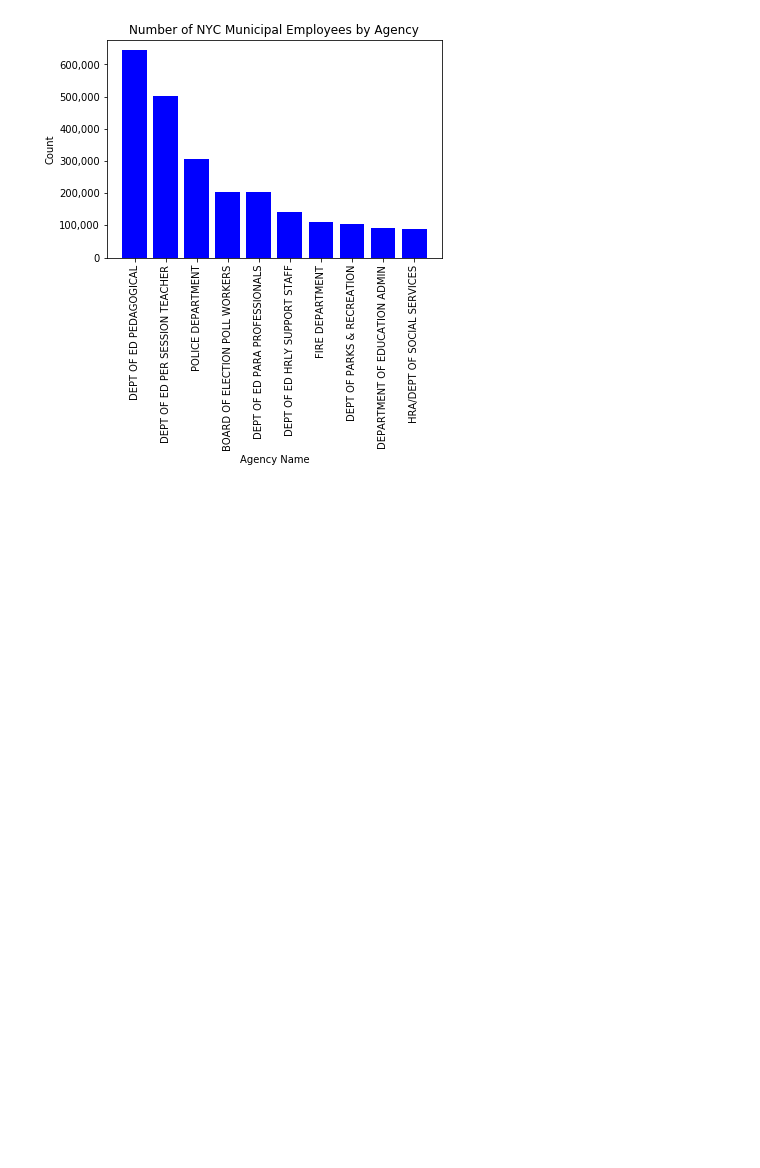
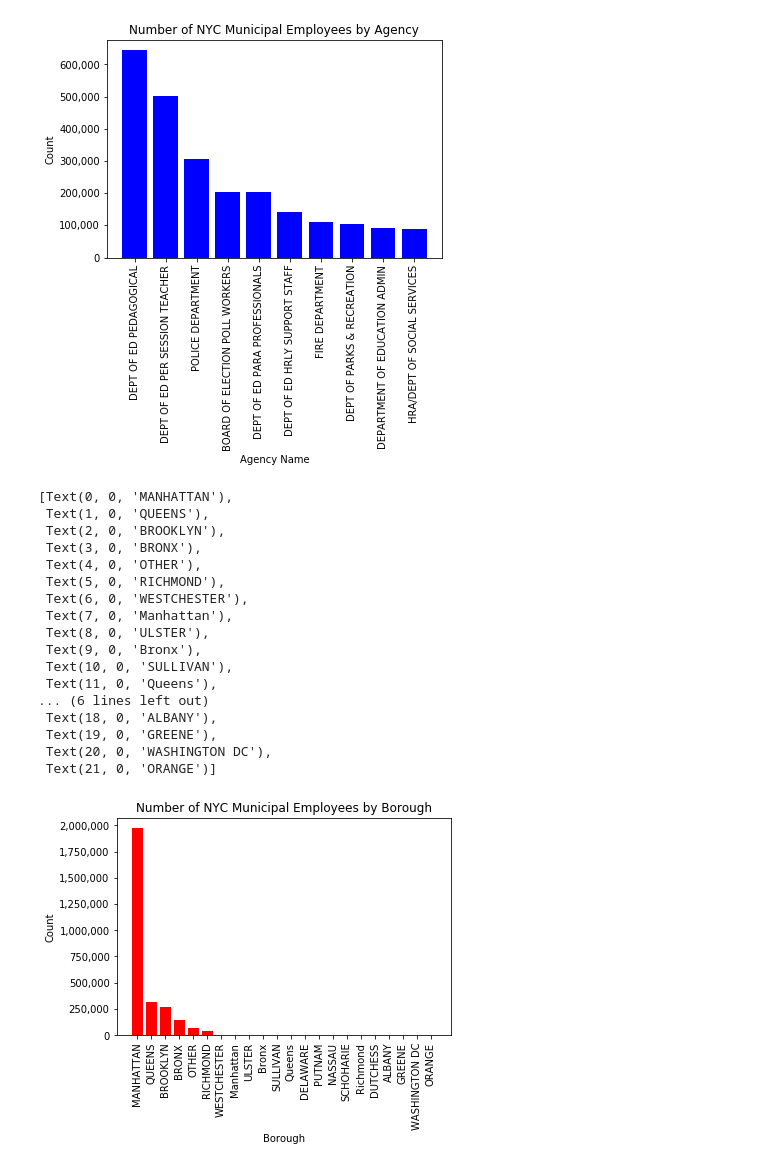
Before and after one commit to esm2000/nyc_payroll, a Jupyter notebook: citywide_payroll.ipynb, the cells around one changed output. Saved outputs shown, nothing was run; the diff lists cells and outputs as text; code cells hidden in the pictures; blank space fills up the shorter version.

Commit message:
employee counts by borough & reset index for sampled dataset

```diff
--- a/citywide_payroll.ipynb
+++ b/citywide_payroll.ipynb
@@ -351,3 +361,34 @@ ax.set_xticklabels(ax.get_xticklabels(), rotation=90)
  Text(8, 0, 'DEPARTMENT OF EDUCATION ADMIN'),
  Text(9, 0, 'HRA/DEPT OF SOCIAL SERVICES')]
 [figure]
+# %%
+    ## borough-to-borough
+payroll_borough_counts = payroll["Work Location Borough"].value_counts()
+ax = plt.subplot(111)
+ax.bar(payroll_borough_counts.index, payroll_borough_counts.values, color = "r")
+ax.yaxis.set_major_formatter(y_format)
+ax.set_title("Number of NYC Municipal Employees by Borough")
+ax.set_xlabel("Borough")
+ax.set_ylabel("Count")
+plt.draw()
+ax.set_xticklabels(ax.get_xticklabels(), rotation=90)
+# way more than five boroughs are listed here, many of them aren't even in the city
+# %% [output]
+[Text(0, 0, 'MANHATTAN'),
+ Text(1, 0, 'QUEENS'),
+ Text(2, 0, 'BROOKLYN'),
+ Text(3, 0, 'BRONX'),
+ Text(4, 0, 'OTHER'),
+ Text(5, 0, 'RICHMOND'),
+ Text(6, 0, 'WESTCHESTER'),
+ Text(7, 0, 'Manhattan'),
+ Text(8, 0, 'ULSTER'),
+ Text(9, 0, 'Bronx'),
+ Text(10, 0, 'SULLIVAN'),
+ Text(11, 0, 'Queens'),
+... (6 lines left out)
+ Text(18, 0, 'ALBANY'),
+ Text(19, 0, 'GREENE'),
+ Text(20, 0, 'WASHINGTON DC'),
+ Text(21, 0, 'ORANGE')]
+[figure, added]
```
Also changed, not shown: parts of 7 cells of this notebook, 1 other file.
